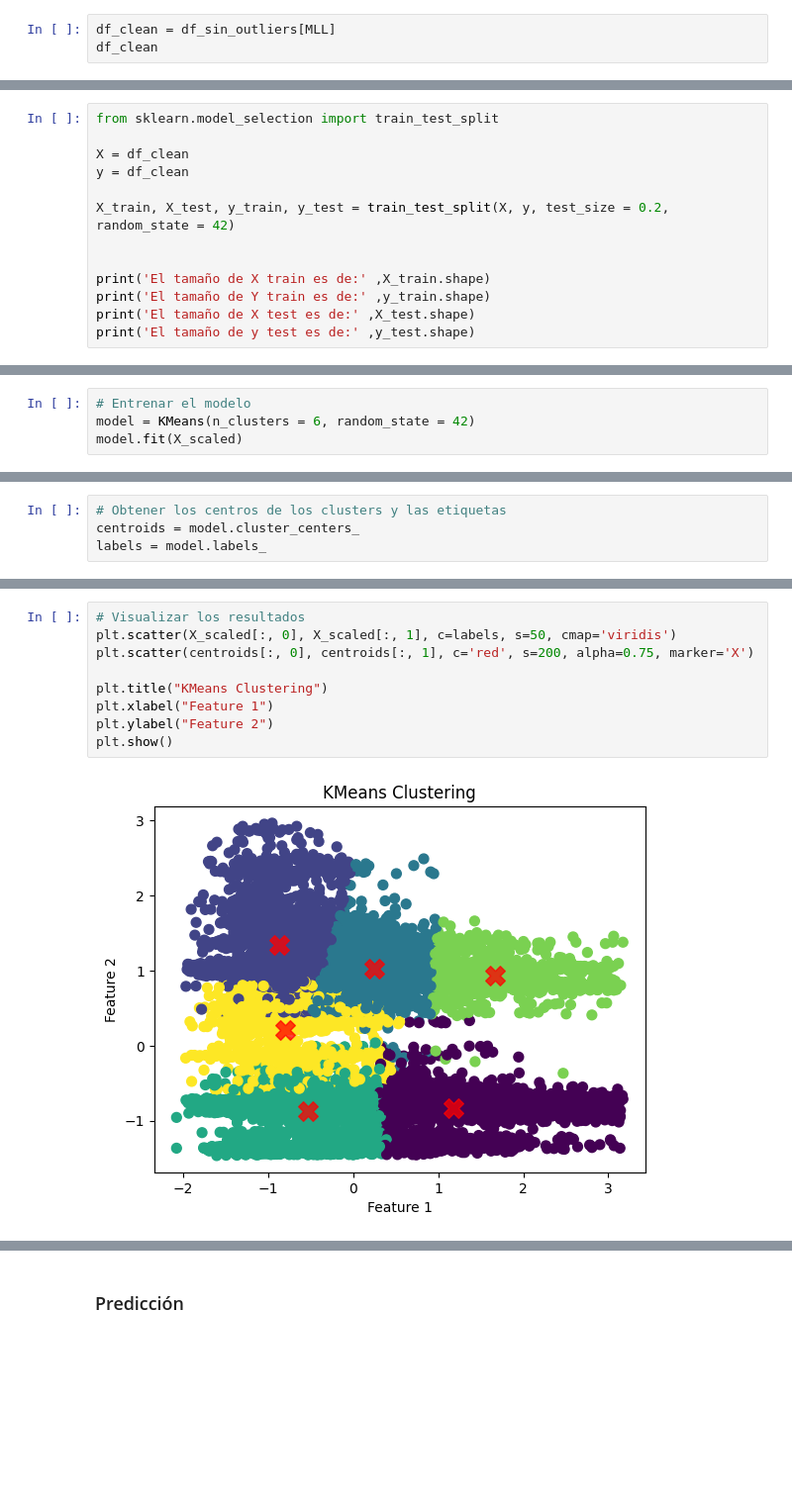
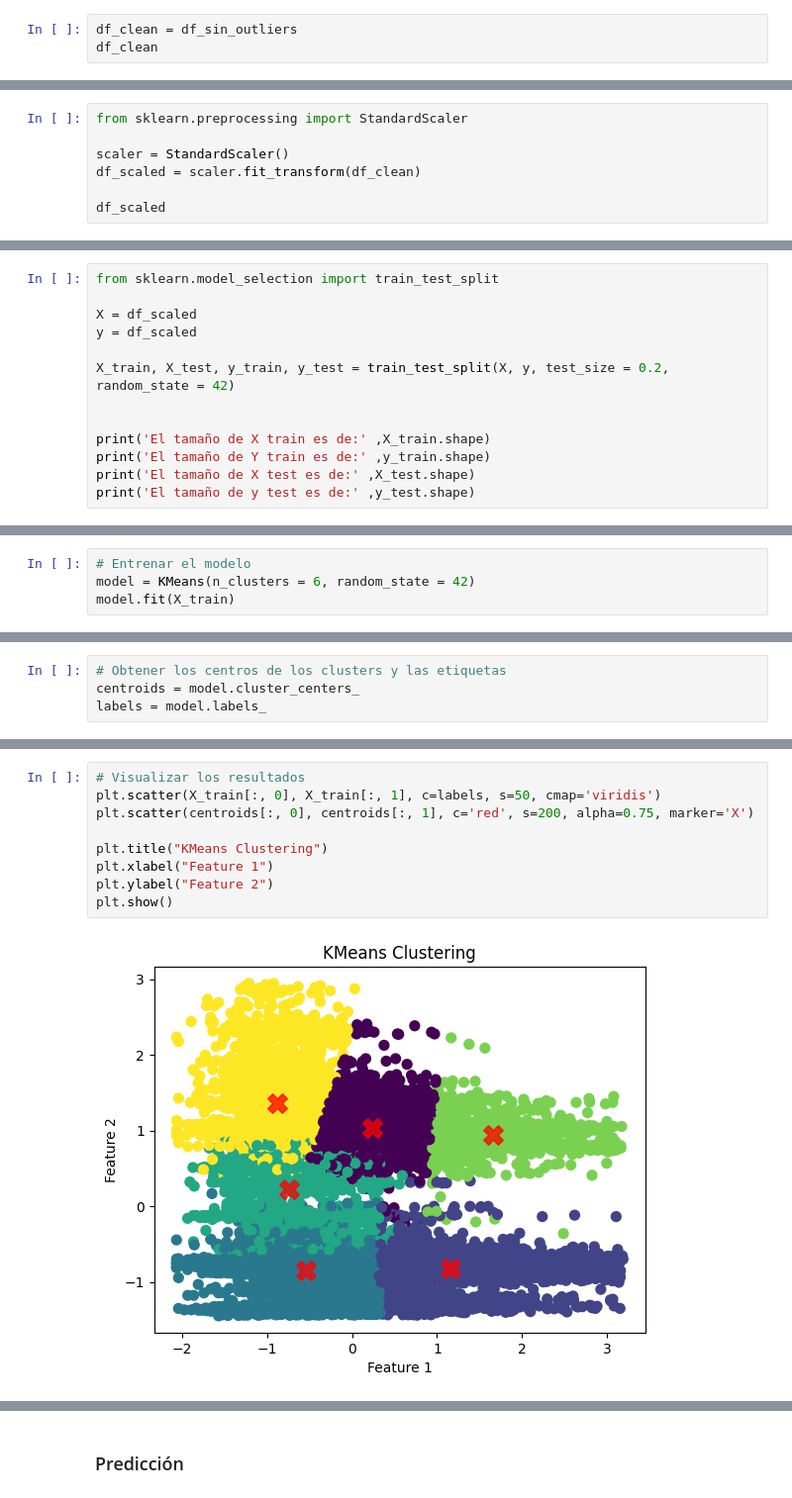
Before and after one commit to 4GeeksAcademy/UNSUPERVISED_LEARNING_JesusCastanedam, a Jupyter notebook: src/explore.ipynb, the cells around one changed output, grey strips where cells are left out. Shown at 99% size. Drawn from its saved outputs; the diff is of its cells as text; blank space fills up the shorter version.

```diff
--- a/src/explore.ipynb
+++ b/src/explore.ipynb
@@ -146,5 +124,5 @@ MLL = ['MedInc','Latitude','Longitude']
 # %%
-df_clean = df_sin_outliers[MLL]
+df_clean = df_sin_outliers
 df_clean
 # %% [output]
 |  | MedInc | Latitude | Longitude |
@@ -167,0 +148,7 @@ sns.heatmap(df_clean.corr(), annot=True, cmap='coolwarm',fmt = ".2f")
+# %%
+from sklearn.preprocessing import StandardScaler
+
+scaler = StandardScaler()
+df_scaled = scaler.fit_transform(df_clean)
+
+df_scaled
@@ -168,8 +163,8 @@ sns.heatmap(df_clean.corr(), annot=True, cmap='coolwarm',fmt = ".2f")
 # %%
 from sklearn.model_selection import train_test_split
 
-X = df_clean
-y = df_clean
+X = df_scaled
+y = df_scaled
 
 X_train, X_test, y_train, y_test = train_test_split(X, y, test_size = 0.2, random_state = 42)
 
@@ -240,7 +183,7 @@ array([[-0.2436544 , -0.62499195,  0.52217694],
 # %%
 # Entrenar el modelo
 model = KMeans(n_clusters = 6, random_state = 42)
-model.fit(X_scaled)
+model.fit(X_train)
 # %% [output]
 KMeans(n_clusters=6, random_state=42)
 # %%
@@ -263,11 +206,11 @@ array([2, 3, 3, ..., 3, 2, 2], shape=(14088,), dtype=int32)
 # %%
 # Visualizar los resultados
-plt.scatter(X_scaled[:, 0], X_scaled[:, 1], c=labels, s=50, cmap='viridis')
+plt.scatter(X_train[:, 0], X_train[:, 1], c=labels, s=50, cmap='viridis')
 plt.scatter(centroids[:, 0], centroids[:, 1], c='red', s=200, alpha=0.75, marker='X')
 
 plt.title("KMeans Clustering")
 plt.xlabel("Feature 1")
 plt.ylabel("Feature 2")
 plt.show()
 # %% [output]
-[figure, old version]
+[figure, new version]
```
Also changed, not shown: parts of 39 cells of this notebook, 2 other files.
